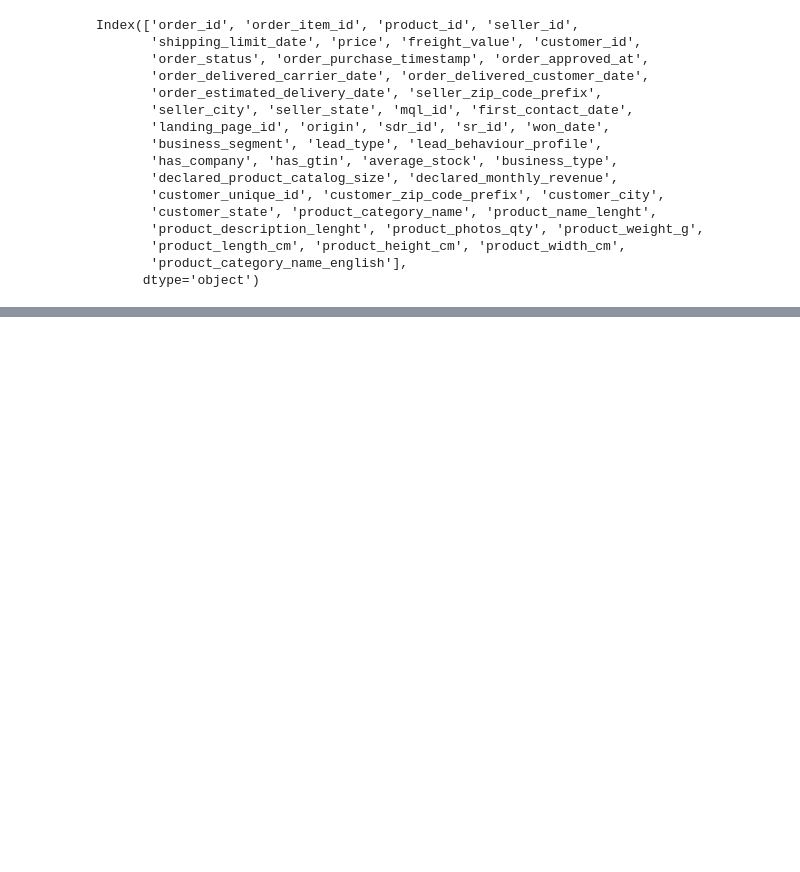
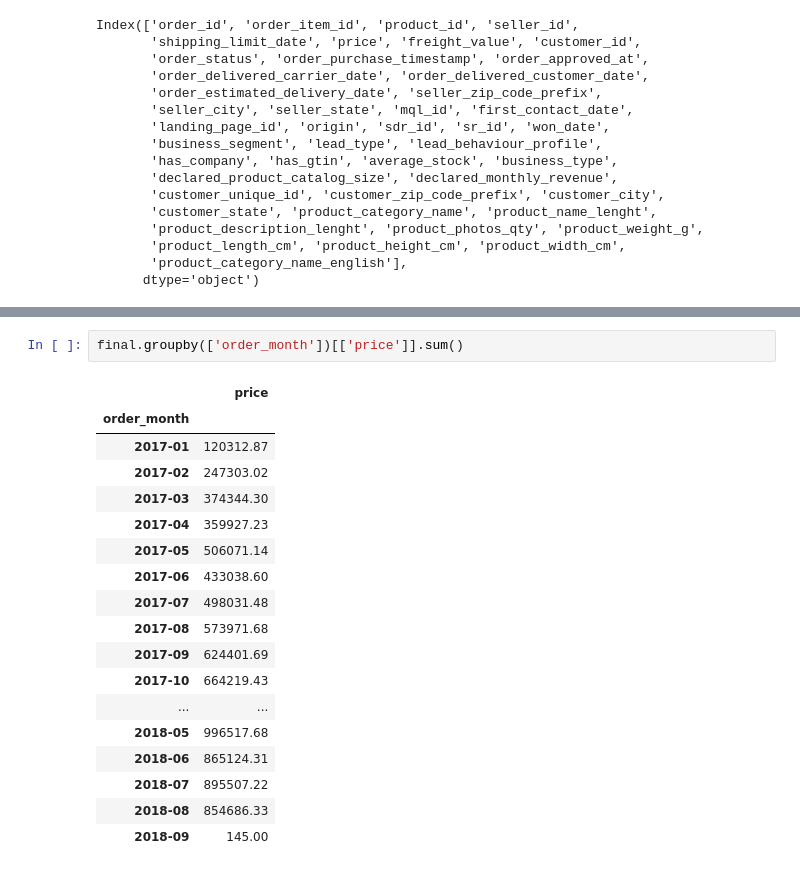
Before and after one commit to datastraine/kaggle, a Jupyter notebook: OLIST/SamCart.ipynb, the cells around one changed output, grey strips where cells are left out. Cells and saved outputs as stored; diff of their text form; blank space fills up the shorter version.

```diff
--- a/OLIST/SamCart.ipynb
+++ b/OLIST/SamCart.ipynb
@@ -376,0 +423,21 @@ final
+# %%
+final.groupby(['order_month'])[['price']].sum()
+# %% [output]
+|  | price |
+| order_month |  |
+| 2017-01 | 120312.87 |
+| 2017-02 | 247303.02 |
+| 2017-03 | 374344.30 |
+| 2017-04 | 359927.23 |
+| 2017-05 | 506071.14 |
+| 2017-06 | 433038.60 |
+| 2017-07 | 498031.48 |
+| 2017-08 | 573971.68 |
+| 2017-09 | 624401.69 |
+| 2017-10 | 664219.43 |
+| ... | ... |
+| 2018-05 | 996517.68 |
+| 2018-06 | 865124.31 |
+| 2018-07 | 895507.22 |
+| 2018-08 | 854686.33 |
+| 2018-09 | 145.00 |
```
Also changed, not shown: parts of 12 cells of this notebook.
